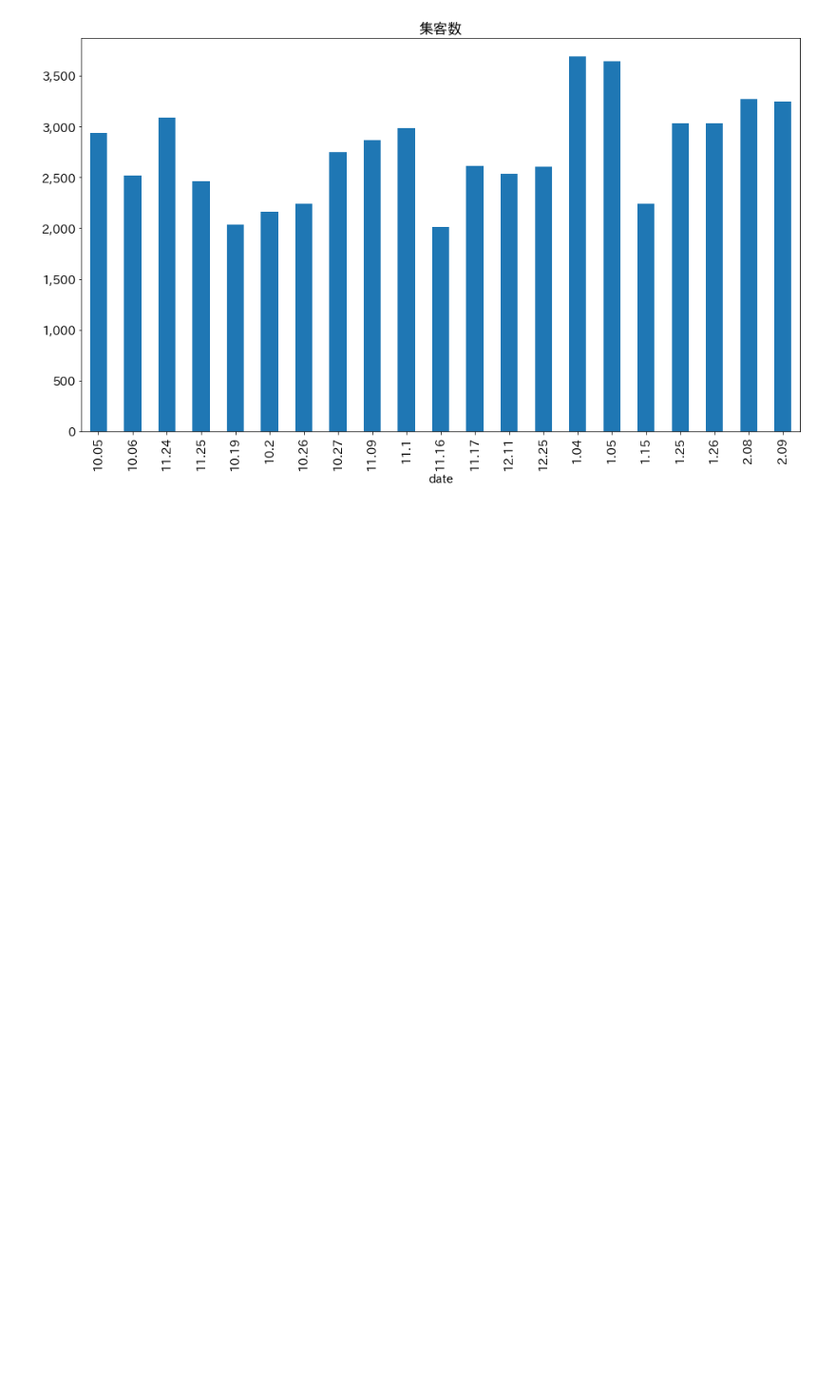
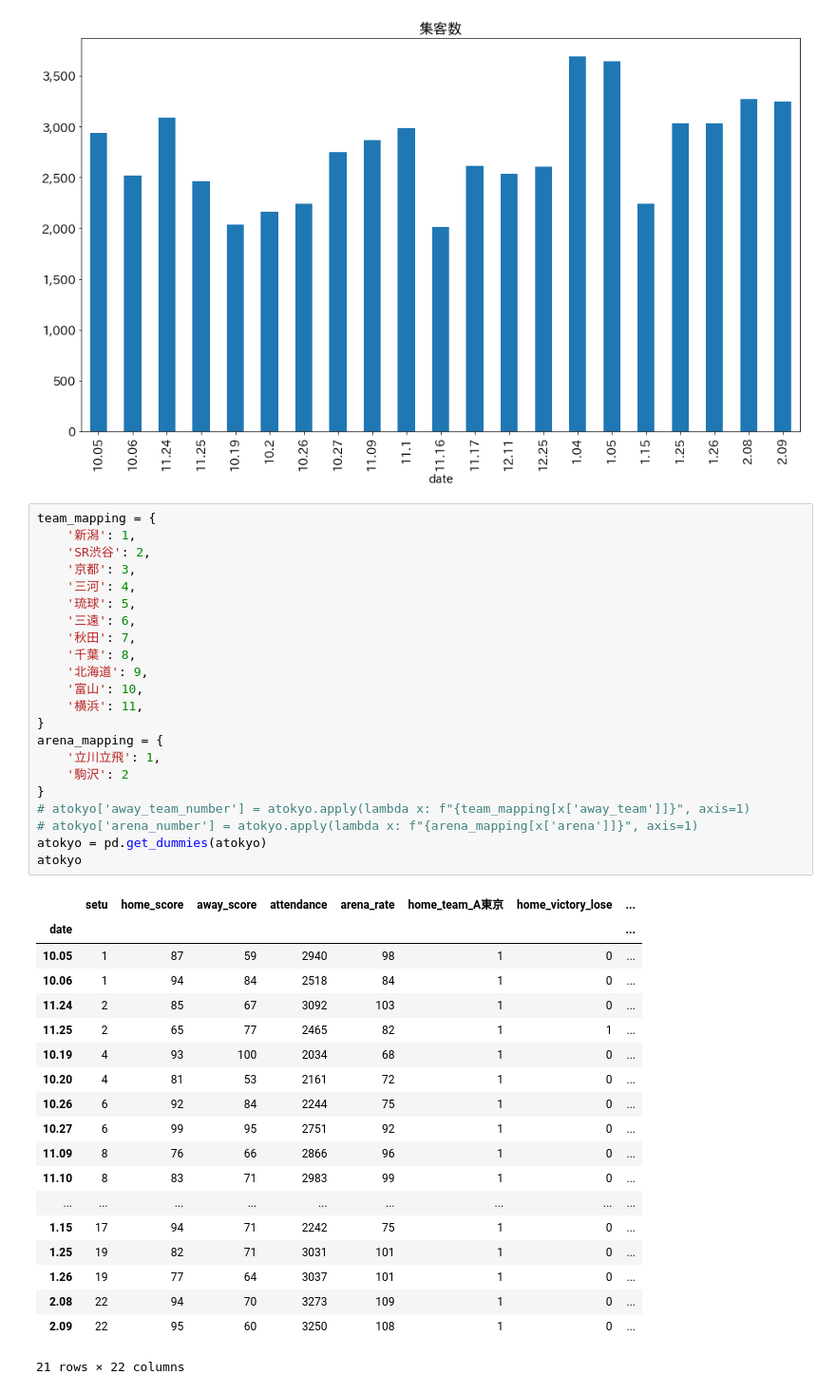
Before and after one commit to hikarut/Data-Science, a Jupyter notebook: notebooks/bleague/attendance/b1.ipynb, the cells around one changed output. Shown: that part at 95% size. Drawn from its saved outputs; the diff is of its cells as text; blank space fills up the shorter version.

```diff
--- a/notebooks/bleague/attendance/b1.ipynb
+++ b/notebooks/bleague/attendance/b1.ipynb
@@ -269,3 +269,45 @@ atokyo.attendance.plot(title='集客数', kind='bar', stacked=True, ax=ax)
 # %% [output]
 <matplotlib.axes._subplots.AxesSubplot at 0x...>
 [figure]
+# %%
+team_mapping = {
+    '新潟': 1,
+    'SR渋谷': 2,
+    '京都': 3,
+    '三河': 4,
+    '琉球': 5,
+    '三遠': 6,
+    '秋田': 7,
+    '千葉': 8,
+    '北海道': 9,
+    '富山': 10,
+    '横浜': 11,
+}
+arena_mapping = {
+    '立川立飛': 1,
+    '駒沢': 2
+}
+# atokyo['away_team_number'] = atokyo.apply(lambda x: f"{team_mapping[x['away_team']]}", axis=1)
+# atokyo['arena_number'] = atokyo.apply(lambda x: f"{arena_mapping[x['arena']]}", axis=1)
+atokyo = pd.get_dummies(atokyo)
+atokyo
+# %% [output]
+|  | setu | home_score | away_score | attendance | arena_rate | home_team_A東京 | home_victory_lose | ... |
+| date |  |  |  |  |  |  |  | ... |
+| 10.05 | 1 | 87 | 59 | 2940 | 98 | 1 | 0 | ... |
+| 10.06 | 1 | 94 | 84 | 2518 | 84 | 1 | 0 | ... |
+| 11.24 | 2 | 85 | 67 | 3092 | 103 | 1 | 0 | ... |
+| 11.25 | 2 | 65 | 77 | 2465 | 82 | 1 | 1 | ... |
+| 10.19 | 4 | 93 | 100 | 2034 | 68 | 1 | 0 | ... |
+| 10.20 | 4 | 81 | 53 | 2161 | 72 | 1 | 0 | ... |
+| 10.26 | 6 | 92 | 84 | 2244 | 75 | 1 | 0 | ... |
+| 10.27 | 6 | 99 | 95 | 2751 | 92 | 1 | 0 | ... |
+| 11.09 | 8 | 76 | 66 | 2866 | 96 | 1 | 0 | ... |
+| 11.10 | 8 | 83 | 71 | 2983 | 99 | 1 | 0 | ... |
+| ... | ... | ... | ... | ... | ... | ... | ... | ... |
+| 1.15 | 17 | 94 | 71 | 2242 | 75 | 1 | 0 | ... |
+| 1.25 | 19 | 82 | 71 | 3031 | 101 | 1 | 0 | ... |
+| 1.26 | 19 | 77 | 64 | 3037 | 101 | 1 | 0 | ... |
+| 2.08 | 22 | 94 | 70 | 3273 | 109 | 1 | 0 | ... |
+| 2.09 | 22 | 95 | 60 | 3250 | 108 | 1 | 0 | ... |
+21 rows × 22 columns
```
Also changed, not shown: parts of 3 cells of this notebook.
